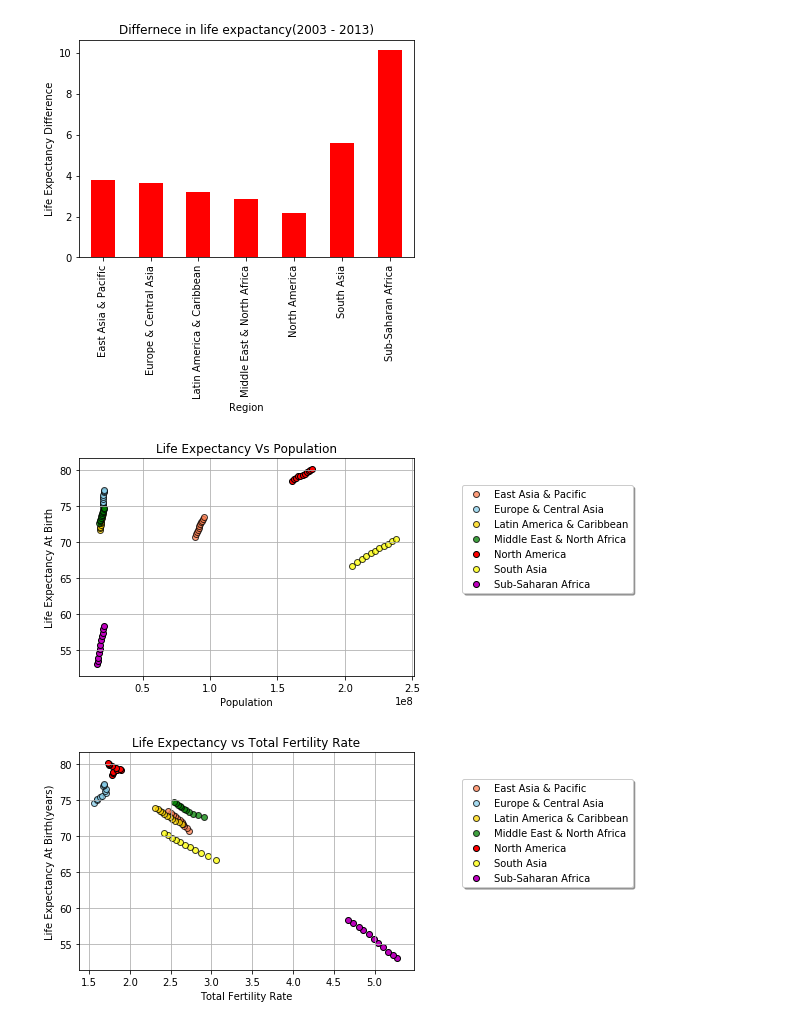
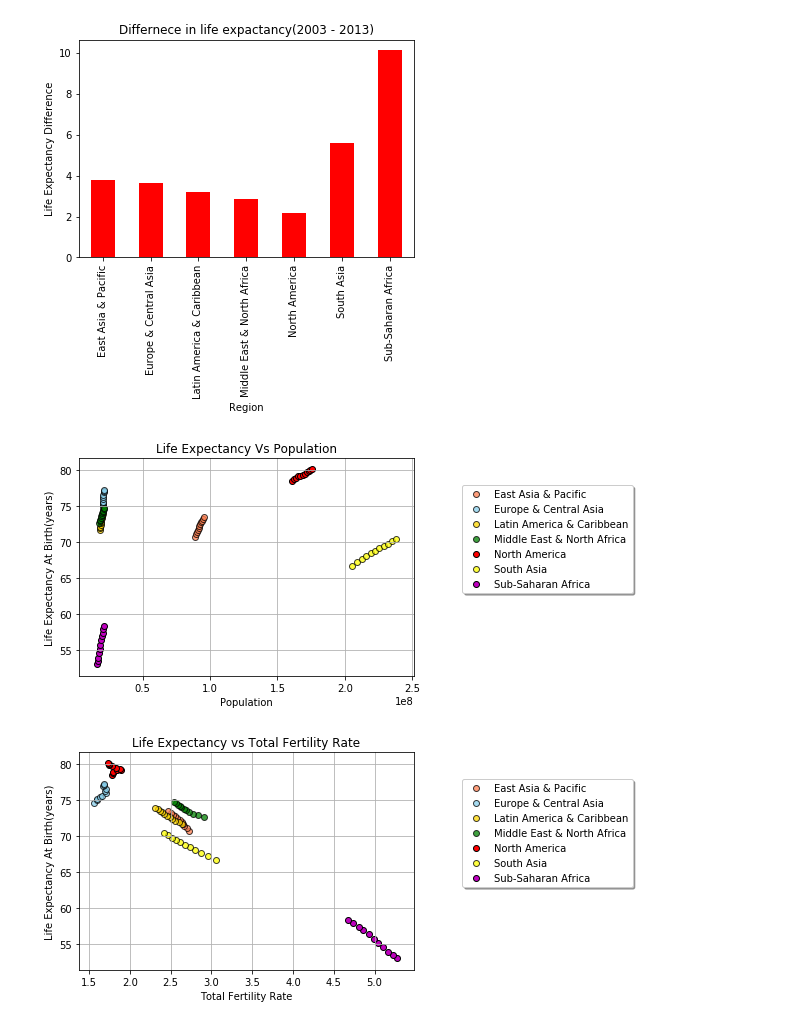
Before and after one commit to shilpiray/Project1, a Jupyter notebook: Project.ipynb, the cells around one changed output. Saved outputs shown, nothing was run; the diff lists cells and outputs as text; code cells hidden in the pictures.

```diff
--- a/Project.ipynb
+++ b/Project.ipynb
@@ -351,28 +351,28 @@ year = ["2003","2004","2005","2006","2007","2008","2009","2010","2011","2012","2
 # %%
 plt.scatter(y_pop["East Asia & Pacific"],y["East Asia & Pacific"],
             facecolor="coral", alpha=0.75, edgecolors = 'black' ,label = "East Asia & Pacific")
 plt.scatter(y_pop["Europe & Central Asia"],y["Europe & Central Asia"],
             facecolor="skyblue", alpha=0.75, edgecolors = 'black' ,label = "Europe & Central Asia")
 plt.scatter(y_pop["Latin America & Caribbean"],y["Latin America & Caribbean"],
             facecolor="gold",  alpha=0.75, edgecolors = 'black' ,label = "Latin America & Caribbean")
 plt.scatter(y_pop["Middle East & North Africa"],y["Middle East & North Africa"],
             facecolor="green",  alpha=0.75, edgecolors = 'black' ,label = "Middle East & North Africa")
 plt.scatter(y_pop["North America"],y["North America"],facecolor="red",
             alpha=1, edgecolors = 'black' ,label = "North America")
 plt.scatter(y_pop["South Asia"],y["South Asia"],
             facecolor="yellow",  alpha=0.75, edgecolors = 'black' ,label = "South Asia")
 plt.scatter(y_pop["Sub-Saharan Africa"],y["Sub-Saharan Africa"],
             facecolor="m",  alpha=1, edgecolors = 'black' ,label = "Sub-Saharan Africa")
 plt.grid()
 lgnd = plt.legend(loc='upper left',title='Region')
 
 plt.title("Life Expectancy Vs Population")
 plt.xlabel("Population")
-plt.ylabel("Life Expectancy At Birth")
+plt.ylabel("Life Expectancy At Birth(years)")
 plt.legend(loc='upper center', bbox_to_anchor=(1.4, 0.9), shadow=True, ncol=1)
 plt.savefig("Life_Expectancy_vs_population.png")
 # %% [output]
-[figure, old version]
+[figure, new version]
 # %%
 plt.scatter(y_fer["East Asia & Pacific"], y["East Asia & Pacific"],
             facecolor="coral", alpha=0.75, edgecolors = 'black' ,label = "East Asia & Pacific")
```
Also changed, not shown: 15 other files.
